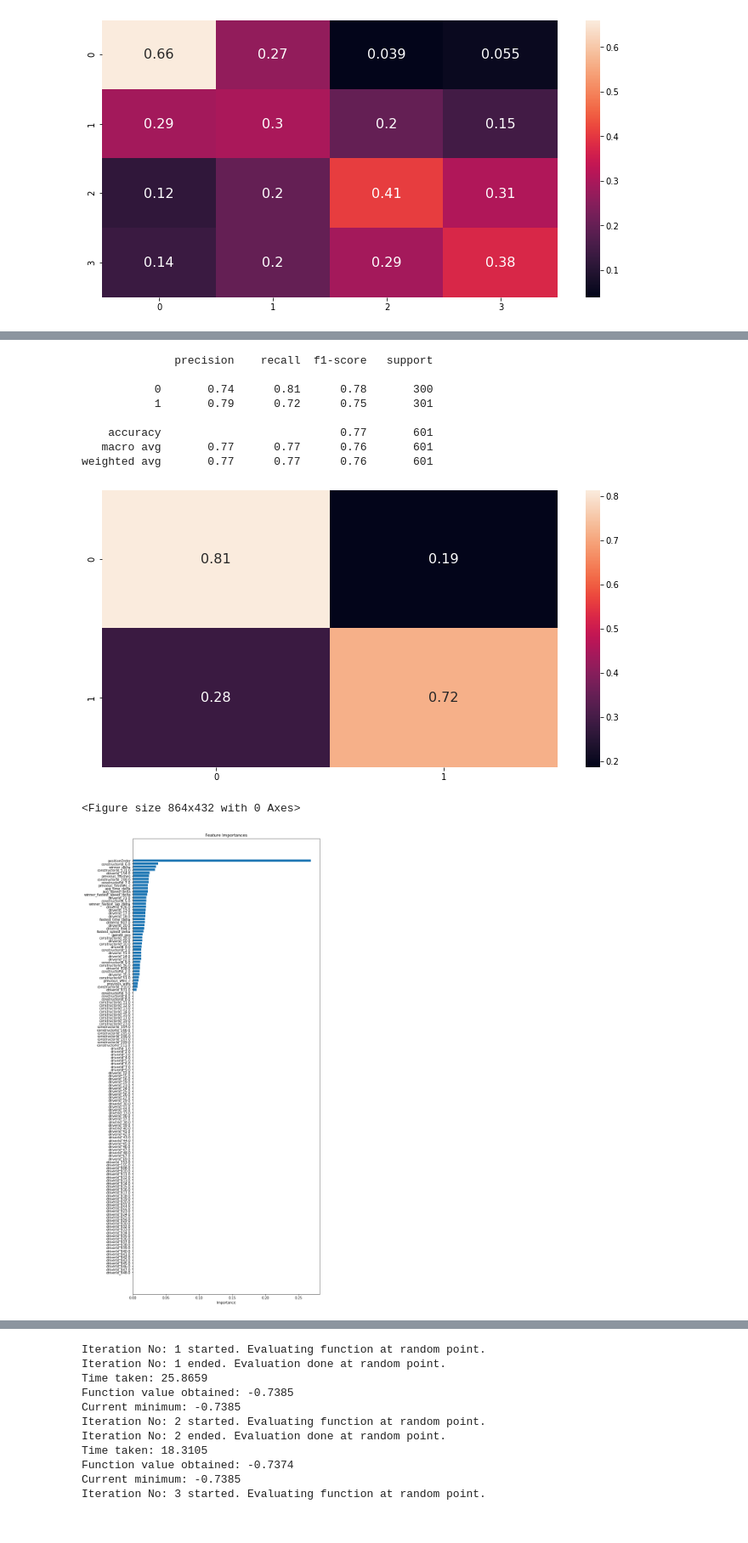
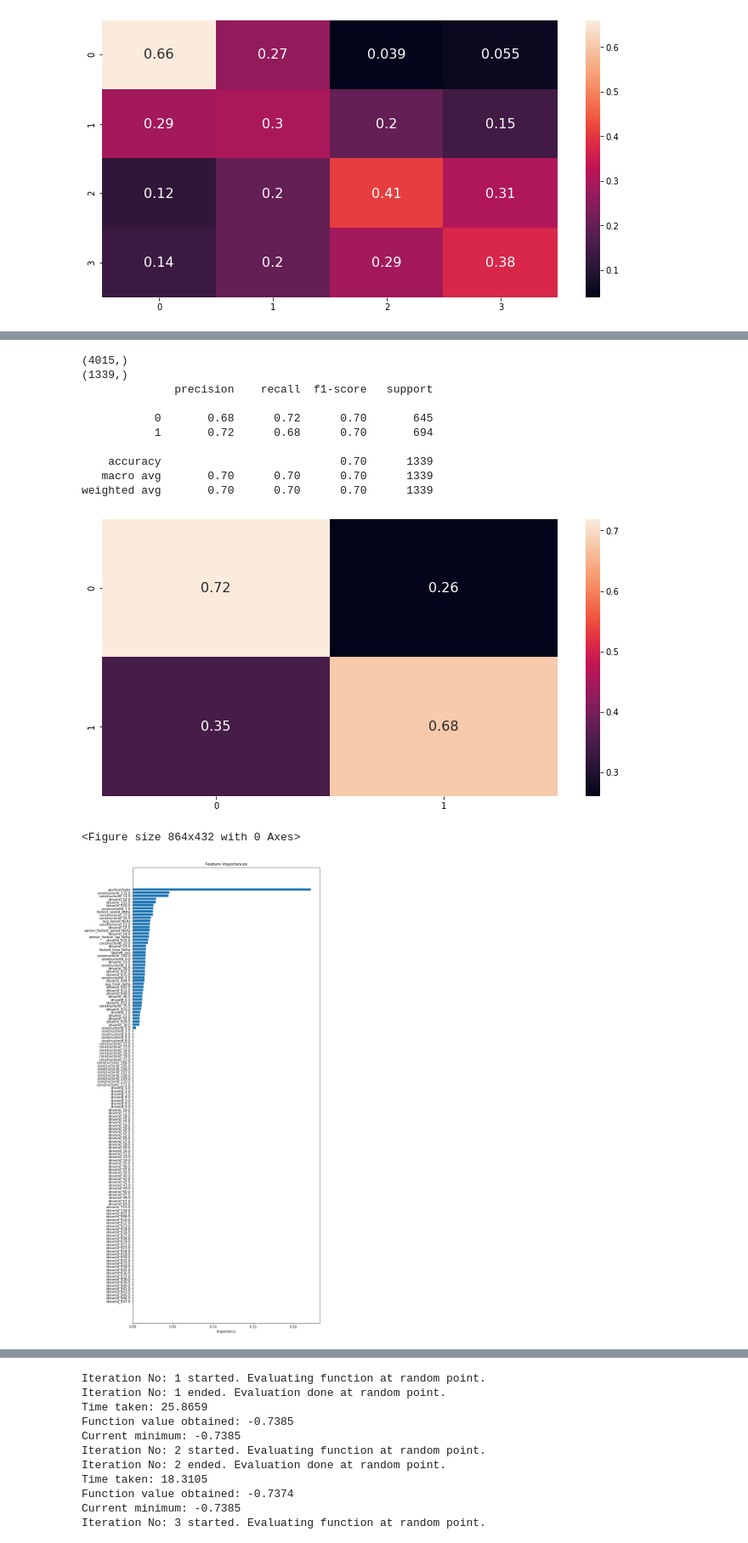
Before and after one commit to edie-zhou/data_lab_f1, a Jupyter notebook: F1.ipynb, the cells around one changed output, grey strips where cells are left out. Shown at 85% size. Drawn from its saved outputs; the diff is of its cells as text; code cells hidden in the pictures.

```diff
--- a/F1.ipynb
+++ b/F1.ipynb
@@ -1050,5 +1115,5 @@ weighted avg       0.74      0.74      0.74       217
 # %%
-# Podium classifier using tree-based XGBClassifier
+# Points classifier using tree-based XGBClassifier
 
 # cols = ['resultId', 'positionOrder', 'statusId', 'fastest_time_delta',\
 #         'fastest_speed_delta', 'avg_time_delta', 'avg_speed_delta', 'gained_pos',\
@@ -1060,45 +1125,50 @@ cols_full = ['resultId', 'positionOrder', 'statusId', 'fastest_time_delta',\
         'actual_result', 'constructorId', 'winner_delta', 'previous_finishes',
         'previous_wins', 'previous_finishes_c', 'previous_wins_c', 'driverId']
 
-data = df_extend[cols_full]
+data = df_extend[cols]
 # display(data)
 
-classes = [0,1]
-class_lambda = lambda x: 0 if x < 4 else 1
+classes = [0, 1]
+class_lambda = lambda x: 0 if x < 11 else 1
 df_downsampled = downsample(data.fillna(0), classes, class_lambda)
 
 # create x, y dfs
 target = df_downsampled['actual_result']
 
 drop_col = ['resultId', 'current_id', 'actual_result', 'statusId']
 features = df_downsampled.drop(drop_col, axis=1)
 features = pd.get_dummies(features, columns=['constructorId', 'driverId'])
 
 # Create train/test splits
 x_train, x_test, y_train, y_test = train_test_split(features, target,
         test_size=0.25, random_state=42)
 
+print(y_train.shape)
+print(y_test.shape)
+
 # Train xgbclassifier
 model_type = 'gbtree'
 model_xgb = xgb.XGBClassifier(booster=model_type)
 model_xgb.fit(x_train, y_train)
 y_pred = model_xgb.predict(x_test)
 
 display_metrics(y_test, y_pred)
 
 # Plot feature importances
 col_names = list(features.columns)
 ordered_features(model_xgb.feature_importances_, col_names)
 # %% [output]
+(4015,)
+(1339,)
               precision    recall  f1-score   support
 
-           0       0.74      0.81      0.78       300
-           1       0.79      0.72      0.75       301
+           0       0.68      0.72      0.70       645
+           1       0.72      0.68      0.70       694
 
-    accuracy                           0.77       601
-   macro avg       0.77      0.77      0.76       601
-weighted avg       0.77      0.77      0.76       601
+    accuracy                           0.70      1339
+   macro avg       0.70      0.70      0.70      1339
+weighted avg       0.70      0.70      0.70      1339
-[figure, old version]
+[figure, new version]
 <Figure size 864x432 with 0 Axes>
-[figure, old version]
+[figure, new version]
 # %%
```
Also changed, not shown: parts of 8 cells of this notebook.
